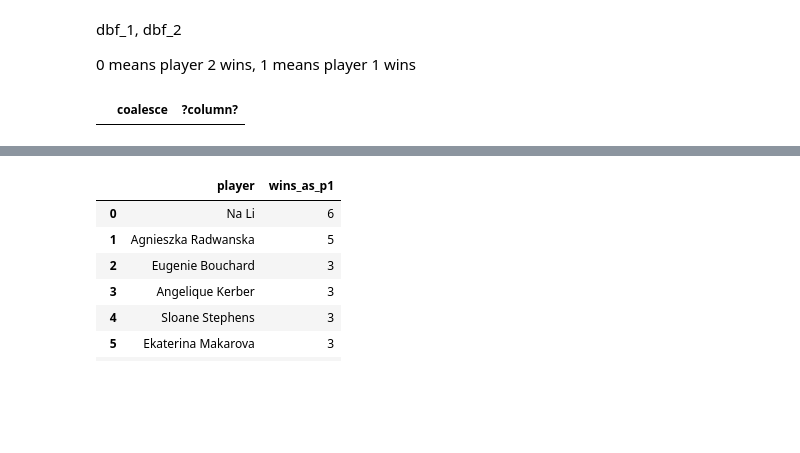
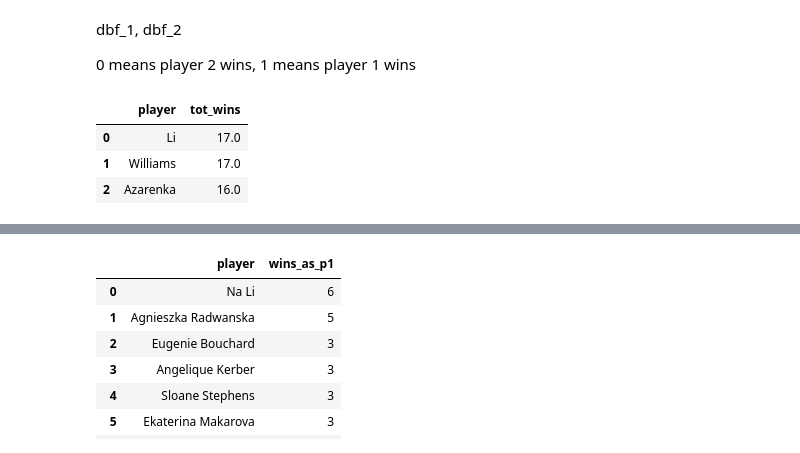
Before and after one commit to luketibbott/SQL, a Jupyter notebook: challenge-4.ipynb, the cells around one changed output, grey strips where cells are left out. Drawn from its saved outputs; the diff is of its cells as text; code cells hidden in the pictures; blank space fills up the shorter version.

```diff
--- a/challenge-4.ipynb
+++ b/challenge-4.ipynb
@@ -948,46 +948,75 @@ pd.read_sql_query('''
                         COALESCE(t13.wins_as_p2, 0) + COALESCE(t14.wins_as_p1, 0) tot_wins
                     FROM t13
                     FULL OUTER JOIN t14
                     ON t13.player = t14.player
                     ORDER BY 2 DESC),
 
                     t15 AS(
                     SELECT player2 player, COUNT(player2) wins_as_p2
                     FROM wimbledon_men_2013
                     WHERE result = 0 AND fnl1 != fnl2
                     GROUP BY 1
                     ORDER BY 2 DESC),
 
                     t16 AS (SELECT player1 player, COUNT(player1) wins_as_p1
                     FROM wimbledon_men_2013
                     WHERE result = 1 AND fnl1 != fnl2
                     GROUP BY 1
                     ORDER BY 2 DESC),
 
                     wimb_men_wins AS (SELECT COALESCE(t15.player, t16.player), COALESCE(t15.wins_as_p2, 0) + COALESCE(t16.wins_as_p1, 0) tot_wins
                     FROM t15
                     FULL OUTER JOIN t16
                     ON t15.player = t16.player
                     ORDER BY 2 DESC),
 
-                    lady_wins AS (SELECT al.coalesce,
-                        (al.tot_wins + fl.tot_wins + ul.tot_wins + wl.tot_wins)
+                    lady_wins AS (SELECT RIGHT(al.coalesce, CHAR_LENGTH(al.coalesce) - POSITION(' ' IN al.coalesce)), al.tot_wins
                     FROM aus_ladies_wins al
-                    JOIN french_ladies_wins fl
-                    ON al.coalesce = fl.coalesce
-                    JOIN us_ladies_wins ul
-                    ON al.coalesce = ul.coalesce OR fl.coalesce = ul.coalesce
-                    JOIN wimb_ladies_wins wl
-                    ON al.coalesce LIKE CONCAT('%%',
-                        RIGHT(wl.coalesce, CHAR_LENGTH(wl.coalesce) - POSITION('.' IN wl.coalesce)))
-                        OR fl.coalesce LIKE CONCAT('%%',
-                        RIGHT(wl.coalesce, CHAR_LENGTH(wl.coalesce) - POSITION('.' IN wl.coalesce)))
-                        OR ul.coalesce LIKE CONCAT('%%',
-                        RIGHT(wl.coalesce, CHAR_LENGTH(wl.coalesce) - POSITION('.'IN  wl.coalesce)))
-                    )
+                    UNION
+                    SELECT RIGHT(fl.coalesce, CHAR_LENGTH(fl.coalesce) - POSITION(' ' IN fl.coalesce)), fl.tot_wins
+                    FROM french_ladies_wins fl
+                    UNION
+                    SELECT RIGHT(ul.coalesce, CHAR_LENGTH(ul.coalesce) - POSITION(' ' IN ul.coalesce)), ul.tot_wins
+                    FROM us_ladies_wins ul
+                    UNION
+                    SELECT RIGHT(wl.coalesce, CHAR_LENGTH(wl.coalesce) - POSITION('.' IN wl.coalesce)), wl.tot_wins
+                    FROM wimb_ladies_wins wl),
 
+                    men_wins AS (SELECT RIGHT(am.coalesce, CHAR_LENGTH(am.coalesce) - POSITION(' ' IN am.coalesce)), am.tot_wins
+                    FROM aus_men_wins am
+                    UNION
+                    SELECT RIGHT(fm.coalesce, CHAR_LENGTH(fm.coalesce) - POSITION(' ' IN fm.coalesce)), fm.tot_wins
+                    FROM french_men_wins fm
+                    UNION
+                    SELECT RIGHT(um.coalesce, CHAR_LENGTH(um.coalesce) - POSITION(' ' IN um.coalesce)), um.tot_wins
+                    FROM us_men_wins um
+                    UNION
+                    SELECT RIGHT(wm.coalesce, CHAR_LENGTH(wm.coalesce) - POSITION('.' IN wm.coalesce)), wm.tot_wins
+                    FROM wimb_men_wins wm),
+
+                    top_women AS (SELECT lady_wins.right AS player, SUM(lady_wins.tot_wins) AS tot_wins
+                    FROM lady_wins
+                    GROUP BY 1
+                    ORDER BY 2 DESC),
+
+                    top_men AS (SELECT men_wins.right AS player, SUM(men_wins.tot_wins) AS tot_wins
+                    FROM men_wins
+                    GROUP BY 1
+                    ORDER BY 2 DESC),
+
+                    top_all AS (SELECT *
+                    FROM top_men
+                    UNION
                     SELECT *
-                    FROM lady_wins;
+                    FROM top_women)
+
+                    SELECT ta.player, ta.tot_wins
+                    FROM top_all ta
+                    ORDER BY 2 DESC
+                    LIMIT 3;
                   ''', cnx)
 # %% [output]
-|  | coalesce | ?column? |
+|  | player | tot_wins |
+| 0 | Li | 17.0 |
+| 1 | Williams | 17.0 |
+| 2 | Azarenka | 16.0 |
```
Also changed, not shown: parts of 1 cell of this notebook.
